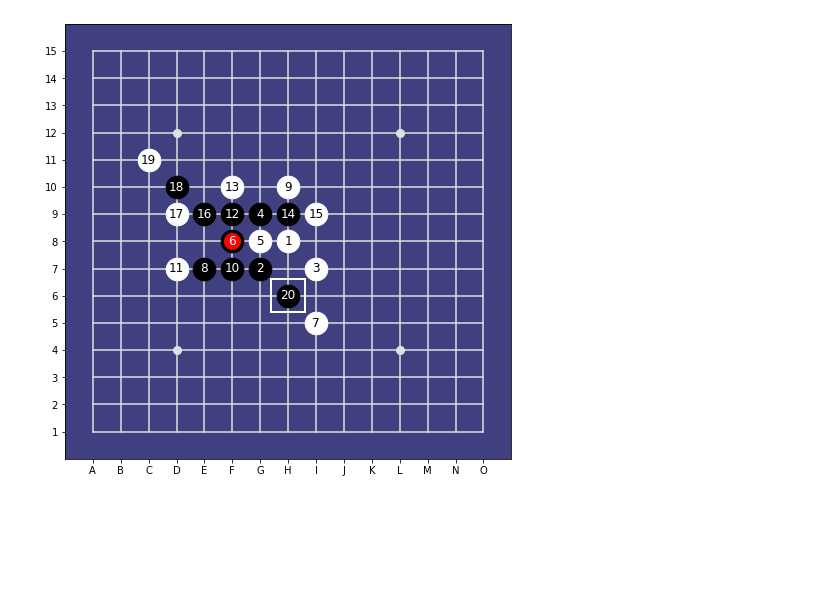
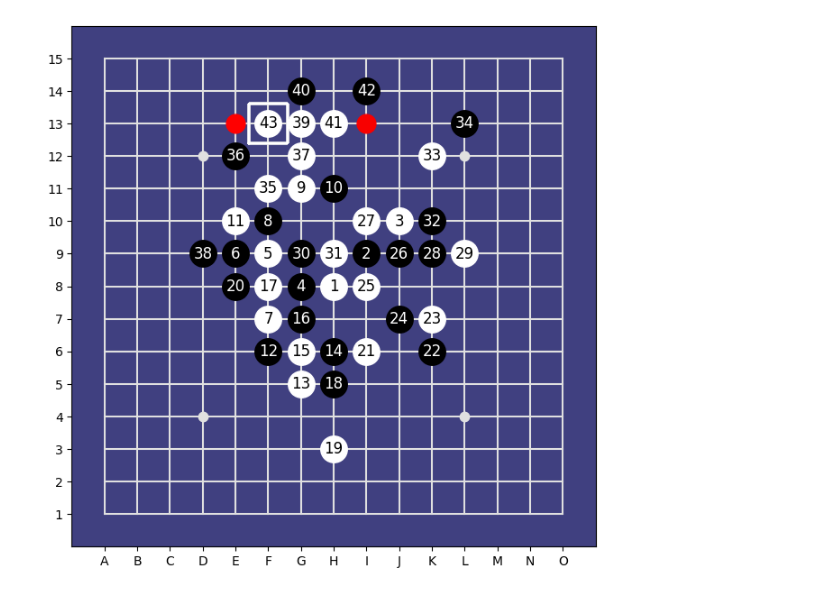
Before and after one commit to Project-Ellie/DeepGomoku, a Jupyter notebook: notebooks/Arena.ipynb, the cells around one changed output. Cells and saved outputs as stored; diff of their text form; code cells hidden in the pictures; blank space fills up the shorter version.

Commit message:
Candidate model c1, fixes on Arena

```diff
--- a/notebooks/Arena.ipynb
+++ b/notebooks/Arena.ipynb
@@ -9,19 +9,18 @@ from aegomoku.gomoku_players import PolicyAdvisedGraphSearchPlayer
 # %%
 # The game is Gomoku on a 15x15 board
 BOARD_SIZE = 15
-cbi = ConstantBoardInitializer(stones='H8G7I7G9')
-gomoku_15x15 = GomokuGame(board_size=BOARD_SIZE, initializer=cbi)
+cbi = ConstantBoardInitializer(stones='')
+the_game = GomokuGame(board_size=BOARD_SIZE, initializer=cbi)
 
 # Bobby Black, the freshly trained contender
-mcts_bobby = MctsParams(cpuct=1.0, temperature=.01, num_simulations=200)
-policy_bobby = PolicyParams(model_file_name="models/first_model.model", advice_cutoff=.2)
-player1 = PolicyAdvisedGraphSearchPlayer("Bobby Black", gomoku_15x15, mcts_bobby, policy_bobby)
+mcts_bobby = MctsParams(cpuct=4.0, temperature=0, num_simulations=400)
+policy_bobby = PolicyParams(model_file_name="models/1_c1.model", advice_cutoff=.01)
+player1 = PolicyAdvisedGraphSearchPlayer("Bobby Black", the_game, mcts_bobby, policy_bobby)
 
 # Willy White, the heuristic champion
-mcts_willy = MctsParams(cpuct=1.0, temperature=.2, num_simulations=200)
-policy_willy = PolicyParams(model_file_name=None, advice_cutoff=.2)
-player2 = PolicyAdvisedGraphSearchPlayer("Willy White", gomoku_15x15, mcts_willy, policy_willy)
+mcts_willy = MctsParams(cpuct=4.0, temperature=0, num_simulations=400)
+policy_willy = PolicyParams(model_file_name=None, advice_cutoff=.01)
+player2 = PolicyAdvisedGraphSearchPlayer("Willy White", the_game, mcts_willy, policy_willy)
 
-
-arena = Arena(game=gomoku_15x15, player1=player1, player2=player2, max_moves=100)
+arena = Arena(game=the_game, player1=player1, player2=player2, max_moves=100)
 # %%
@@ -49,8 +85,8 @@ Willy White
 # %%
 from aegomoku.policies.heuristic_policy import HeuristicPolicy
 from aegomoku.utils import analyse_board
 moves = [stone.i for stone in arena.board.stones]
 heuristics = HeuristicPolicy(BOARD_SIZE, cut_off=0.1)
-analyse_board(BOARD_SIZE, moves, heuristics)
+analyse_board(BOARD_SIZE, moves, heuristics, disp_width=7.5)
 # %% [output]
-[figure, old version]
+[figure, new version]
```
Also changed, not shown: parts of 5 cells of this notebook, 22 other files.
